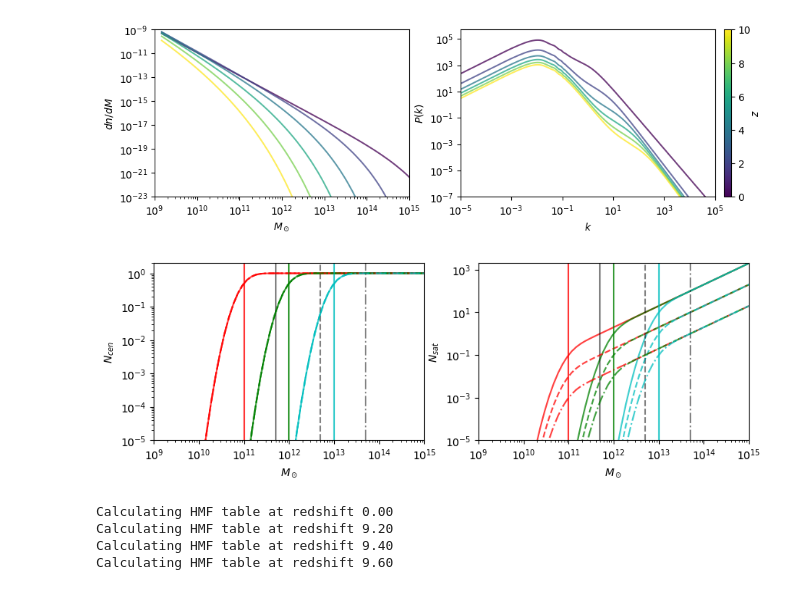
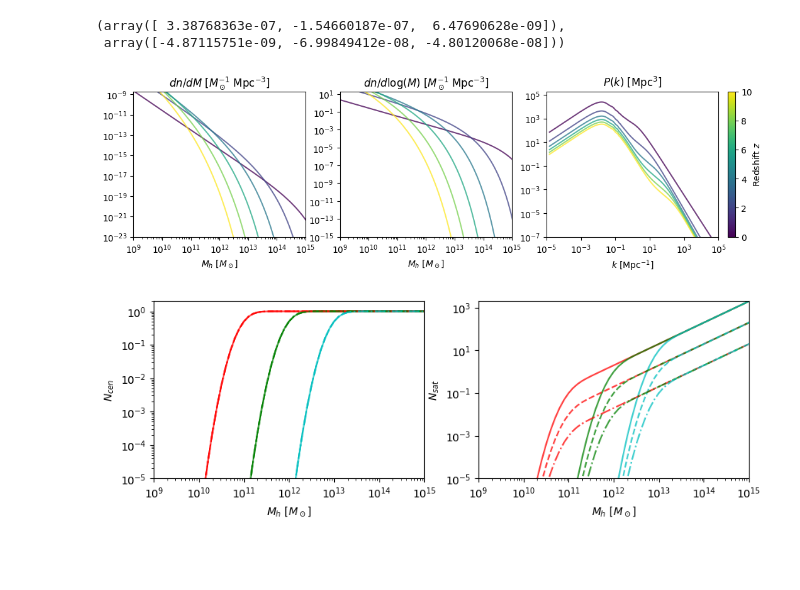
Before and after one commit to Ferr013/HOD, a Jupyter notebook: test_note.ipynb, the cells around one changed output. Saved outputs shown, nothing was run; the diff lists cells and outputs as text; code cells hidden in the pictures; blank space fills up the shorter version.

```diff
--- a/test_note.ipynb
+++ b/test_note.ipynb
@@ -4,39 +4,63 @@ import numpy as np
 import matplotlib.pyplot as plt
 import matplotlib.cm as cm
 from matplotlib.colors import Normalize as NormColor
+from tqdm.notebook import tqdm
 sys.path.append(".")
 import HOD
+from astropy.cosmology import Planck15
+cosmo = Planck15 #FlatLambdaCDM(H0=67.74, Om0=0.3089, Tcmb0=2.725)
+h = cosmo.H(0).value/100
+# %%
+z, M_min, M_sat = 1, 1e12, 1e13
+z_array, N_z_nrm = np.array([z-0.2, z, z+0.2]), np.array([1/3, 1/3, 1/3])
+theta = np.array([1, 10, 100])
+sigma_logM, alpha = 0.2, 1
+HOD.omega(theta, M_min, sigma_logM, M_sat, alpha, N_z_nrm, z_array)
+# %% [output]
+(array([ 3.38768363e-07, -1.54660187e-07,  6.47690628e-09]),
+ array([-4.87115751e-09, -6.99849412e-08, -4.80120068e-08]))
 # %%
-fig, ax = plt.subplots(1, 2, figsize=(10, 3), sharex=False, sharey=False)
+fig, ax = plt.subplots(1, 3, figsize=(12, 3), sharex=False, sharey=False)
 z_display = np.array([0,2,4,6,8,10])
 color = iter(cm.viridis(np.linspace(0,1,len(z_display))))
-for z in z_display:
-    hmf_mass, hmf_dndm, hmf_nu, hmf_k, hmf_PS = HOD.init_lookup_table(z, REWRITE_TBLS = 0)
+for z in tqdm(z_display):
+    hmf_mass, hmf_dndm, hmf_nu, hmf_k, hmf_PS, _ = HOD.init_lookup_table(z, REWRITE_TBLS = 0)
+    hmf_mass = hmf_mass * h
+    hmf_dndm = hmf_dndm / h**4
+    hmf_k  = hmf_k / h
+    hmf_PS = hmf_PS * h**3
     _col_ = next(color)
     ax[0].plot(hmf_mass, hmf_dndm, c = _col_, ls = '-', alpha=0.75)
-    ax[1].plot(hmf_k   , hmf_PS  , c = _col_, ls = '-', alpha=0.75)
+    ax[1].plot(hmf_mass, hmf_dndm*hmf_mass, c = _col_, ls = '-', alpha=0.75)
+    ax[2].plot(hmf_k   , hmf_PS  , c = _col_, ls = '-', alpha=0.75)
 ax[0].set_xscale('log')
 ax[0].set_yscale('log')
-ax[0].set_xlabel(r'$M_\odot$')
-ax[0].set_ylabel(r'$dn/dM$')
+ax[0].set_xlabel(r'$M_h$ [$M_\odot$]')
+ax[0].set_title(r'$dn/dM$ [$M_\odot^{-1}$ Mpc$^{-3}$]')
 ax[0].set_xlim((1e9,1e15))
-ax[0].set_ylim((1e-23,1e-9))
+ax[0].set_ylim((1e-23,2e-9))
 ax[1].set_xscale('log')
 ax[1].set_yscale('log')
-ax[1].set_xlabel(r'$k$')
-ax[1].set_ylabel(r'$P(k)$')
-ax[1].set_xlim((1e-5,1e5))
-ax[1].set_ylim((1e-7,5e5))
+ax[1].set_xlabel(r'$M_h$ [$M_\odot$]')
+ax[1].set_title(r'$dn/d\log(M)$ [$M_\odot^{-1}$ Mpc$^{-3}$]')
+ax[1].set_xlim((1e9,1e15))
+ax[1].set_ylim((1e-15,2e1))
+ax[2].set_xscale('log')
+ax[2].set_yscale('log')
+ax[2].set_xlabel(r'$k$ [Mpc$^{-1}$]')
+ax[2].set_title(r'$P(k)$ [Mpc$^3$]')
+ax[2].set_xlim((1e-5,1e5))
+ax[2].set_ylim((1e-7,2e5))
 p0 = ax[1].get_position().get_points().flatten()
 ax_cbar = fig.add_axes([0.912, 0.11, 0.01, 0.77])
 norm = NormColor(vmin=np.min(z_display),vmax=np.max(z_display))
 s_m = cm.ScalarMappable(cmap=cm.viridis, norm=norm)
 s_m.set_array([])
 cbar = plt.colorbar(s_m, cax=ax_cbar)
-cbar.set_label(r'$z$', labelpad=0)
+cbar.set_label(r'Redshift $z$', labelpad=0)
 plt.show()
 # %% [output]
-[figure, old version]
+[figure, new version]
 # %%
 fig, ax = plt.subplots(1, 2, figsize=(10, 3), sharex=False, sharey=False)
 z_display = np.array([0,2,4,6,8,10])
@@ -47,35 +71,23 @@ for M_sat, _ls in zip([5e11, 5e12, 5e13], ['-', '--', '-.']):
         Nsat = HOD.N_sat(hmf_mass, M_sat, 1, M_min, 0.2)
         ax[0].plot(hmf_mass, Ncen, c = _c, ls = _ls, alpha=0.75)
         ax[1].plot(hmf_mass, Nsat, c = _c, ls = _ls, alpha=0.75)
-        ax[0].axvline(M_min, c = _c,  alpha=0.4)
-        ax[1].axvline(M_min, c = _c,  alpha=0.4)
-        ax[0].axvline(M_sat, c = 'k', ls = _ls,  alpha=0.2)
-        ax[1].axvline(M_sat, c = 'k', ls = _ls,  alpha=0.2)
+        # ax[0].axvline(M_min, c = _c,  alpha=0.4)
+        # ax[1].axvline(M_min, c = _c,  alpha=0.4)
+        # ax[0].axvline(M_sat, c = 'k', ls = _ls,  alpha=0.2)
+        # ax[1].axvline(M_sat, c = 'k', ls = _ls,  alpha=0.2)
 ax[0].set_xscale('log')
 ax[0].set_yscale('log')
-ax[0].set_xlabel(r'$M_\odot$')
+ax[0].set_xlabel(r'$M_h$ $[M_\odot]$')
 ax[0].set_ylabel(r'$N_{cen}$')
 ax[0].set_xlim((1e9,1e15))
 ax[0].set_ylim((1e-5,2e0))
 ax[1].set_xscale('log')
 ax[1].set_yscale('log')
-ax[1].set_xlabel(r'$M_\odot$')
+ax[1].set_xlabel(r'$M_h$ $[M_\odot]$')
 ax[1].set_ylabel(r'$N_{sat}$')
 ax[1].set_xlim((1e9,1e15))
 ax[1].set_ylim((1e-5,2e3))
+
 plt.show()
 # %% [output]
-[figure, old version]
+[figure, new version]
-# %%
-z = 9.4
-M_sat, M_min, sigma_logM, alpha = 10**12.0, 10**11.0, 0.2, 1.0
-data = [(z-0.2, 1/3),(z, 1/3),(z+0.2, 1/3)]
-z_array, N_z_nrm = np.array(data).T
-
-th_arr = np.logspace(-0.5, 3.5, 21)
-o1, o2 = HOD.omega(th_arr/206265, M_min, sigma_logM, M_sat, alpha, N_z_nrm, z_array, REWRITE_TBLS=0)
-# %% [output]
-Calculating HMF table at redshift 0.00
-Calculating HMF table at redshift 9.20
-Calculating HMF table at redshift 9.40
-Calculating HMF table at redshift 9.60
```
Also changed, not shown: parts of 11 cells of this notebook, 1 other file.
